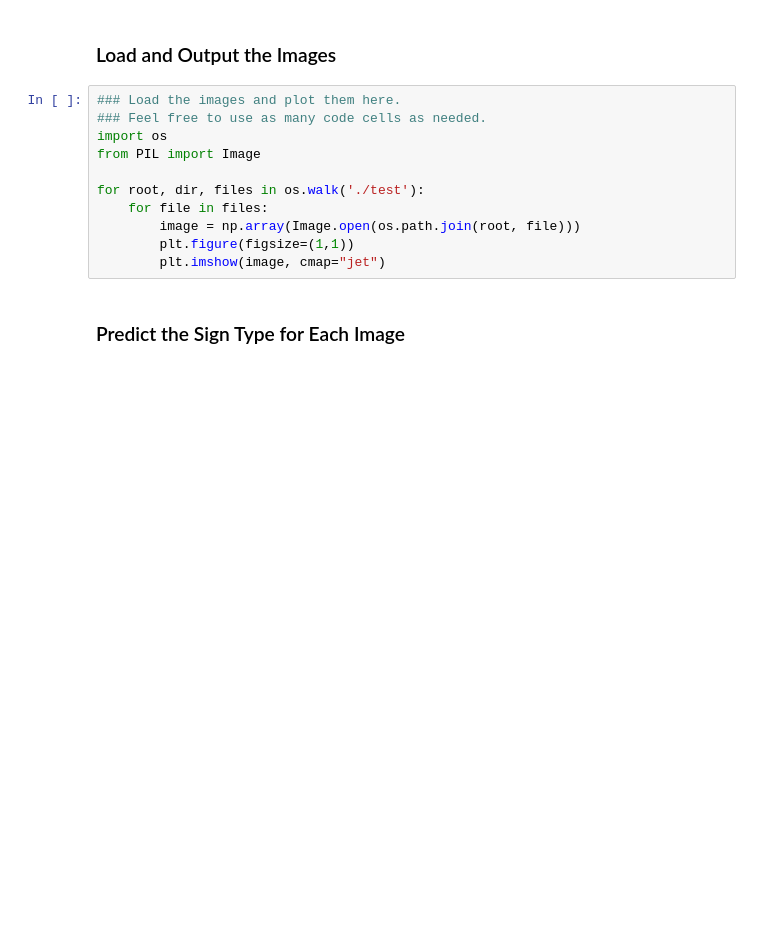
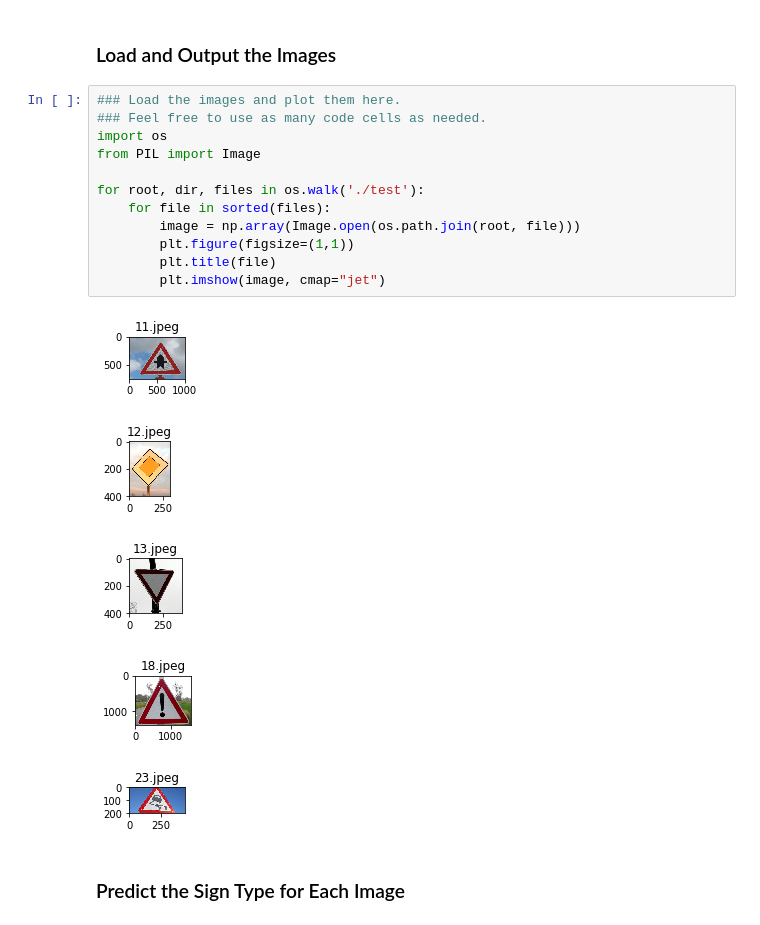
Before and after one commit to mille-printemps/sdc-term1-project2-traffic-sign-classifier, a Jupyter notebook: Traffic_Sign_Classifier.ipynb, the cells around one changed output. Drawn from its saved outputs; the diff is of its cells as text; blank space fills up the shorter version.

```diff
--- a/Traffic_Sign_Classifier.ipynb
+++ b/Traffic_Sign_Classifier.ipynb
@@ -311,14 +337,21 @@ You may find `signnames.csv` useful as it contains mappings from the class id (i
 # %%
 ### Load the images and plot them here.
 ### Feel free to use as many code cells as needed.
 import os
 from PIL import Image
 
 for root, dir, files in os.walk('./test'):
-    for file in files:
+    for file in sorted(files):
         image = np.array(Image.open(os.path.join(root, file)))
         plt.figure(figsize=(1,1))
+        plt.title(file)
         plt.imshow(image, cmap="jet")
+# %% [output]
+[figure, added]
+[figure, added]
+[figure, added]
+[figure, added]
+[figure, added]
 # %% [markdown]
 ### Predict the Sign Type for Each Image
 # %%
```
Also changed, not shown: parts of 10 cells of this notebook.
